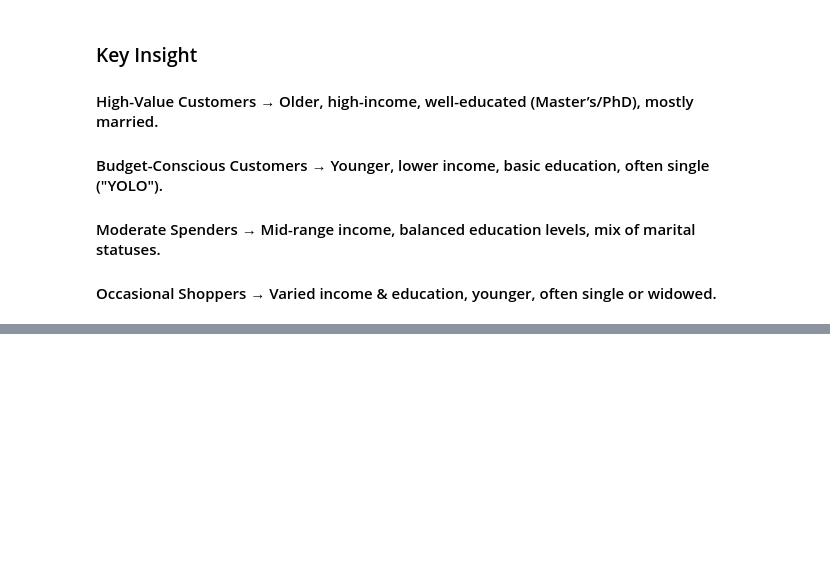
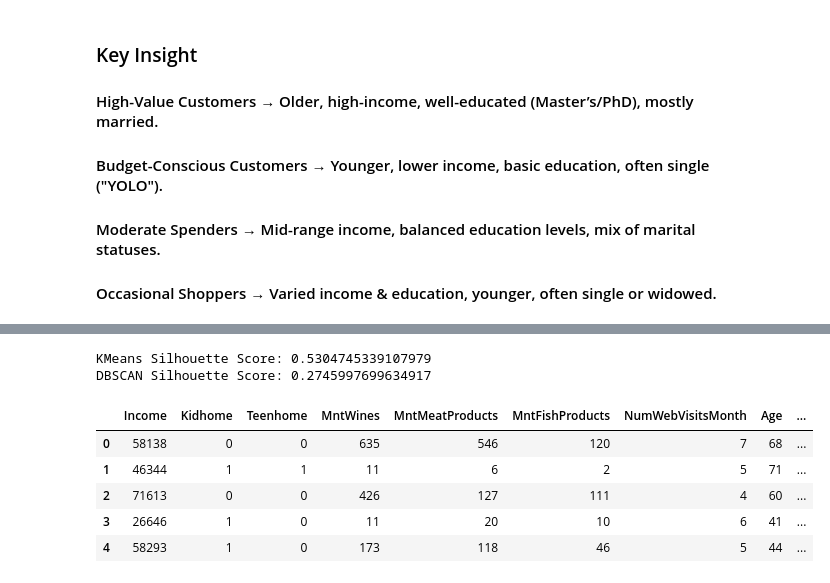
Before and after one commit to hoshangsheth/customer-segmentation-kmeans, a Jupyter notebook: notebooks/model.ipynb, the cells around one changed output, grey strips where cells are left out. Cells and saved outputs as stored; diff of their text form; code cells hidden in the pictures; blank space fills up the shorter version.

```diff
--- a/notebooks/model.ipynb
+++ b/notebooks/model.ipynb
@@ -1037,0 +1128,34 @@ plt.show()
+# %%
+# Import libraries:
+import pandas as pd
+import numpy as np
+from sklearn.feature_selection import SelectKBest, f_classif, VarianceThreshold
+from sklearn.preprocessing import StandardScaler, MinMaxScaler
+from sklearn.cluster import DBSCAN
+from sklearn.metrics import silhouette_score
+
+# Load the dataset:
+file_path = '../data/marketing_campaign.csv'
+df = pd.read_csv(file_path)
+
+# Convert all datatype to int:
+df = df.astype('int64')
+
+# Remove low variance features:
+var_thresh = VarianceThreshold(threshold=0.01)    # Removes near constant features
+df_var = var_thresh.fit_transform(df)
+
+# Get remaining feature names after variance selection:
+var_feature_names = df.columns[var_thresh.get_support()]
+
+# Use SelectKBest (ANOVA F-value approximation):
+k = 10
+selector = SelectKBest(score_func=f_classif, k=k)
+
+# Fake labels for selection (since f_classif needs 'y', we create pseudo clusters)
+fake_labels = KMeans(n_clusters=3, random_state=42, n_init=10).fit_predict(df_var)
+df_selected = selector.fit_transform(df_var, fake_labels)
+
+# Get selected feature names:
+selected_feature_names = var_feature_names[selector.get_support()]
+print(f"Selected features for clustering:", list(selected_feature_names))
@@ -1037,0 +1167,44 @@ plt.show()
+# %%
+# Scale the features using MinMax Scaler:
+scaler = MinMaxScaler()
+df_selected_scaled = scaler.fit_transform(df_selected)
+
+# Apply PCA:
+pca = PCA(n_components=2)
+pca_scaled = pca.fit_transform(df_selected_scaled)
+
+# Apply KMeans Clustering:
+kmeans = KMeans(n_clusters=2, n_init=20, max_iter=500, random_state=42)
+kmeans_labels = kmeans.fit_predict(pca_scaled)
+
+# Apply DBSCAN Clustering:
+dbscan = DBSCAN(eps=0.2, min_samples=5)
+dbscan_labels = dbscan.fit_predict(pca_scaled)
+
+# Evaluation using Silhouette Score:
+if len(set(kmeans_labels)) > 1:
+    kmeans_score = silhouette_score(pca_scaled, kmeans_labels)
+    print(f"KMeans Silhouette Score: {kmeans_score}")
+else:
+    print('KMeans formed only one cluster, silhouette score not available.')
+
+if len(set(dbscan_labels)) > 1:
+    dbscan_score = silhouette_score(pca_scaled, dbscan_labels)
+    print(f"DBSCAN Silhouette Score: {dbscan_score}")
+else:
+    print('DBSCAN formed only one cluster, silhouette score not available.')
+# %% [output]
+KMeans Silhouette Score: 0.5304745339107979
+DBSCAN Silhouette Score: 0.2745997699634917
+# %%
+# Update the dataframe storing in a new variable:
+df_kmeans = df[selected_feature_names]
+# Preview updated dataframe:
+df_kmeans.head()
+# %% [output]
+|  | Income | Kidhome | Teenhome | MntWines | MntMeatProducts | MntFishProducts | NumWebVisitsMonth | Age | ... |
+| 0 | 58138 | 0 | 0 | 635 | 546 | 120 | 7 | 68 | ... |
+| 1 | 46344 | 1 | 1 | 11 | 6 | 2 | 5 | 71 | ... |
+| 2 | 71613 | 0 | 0 | 426 | 127 | 111 | 4 | 60 | ... |
+| 3 | 26646 | 1 | 0 | 11 | 20 | 10 | 6 | 41 | ... |
+| 4 | 58293 | 1 | 0 | 173 | 118 | 46 | 5 | 44 | ... |
```
Also changed, not shown: parts of 32 cells of this notebook, 9 other files.
